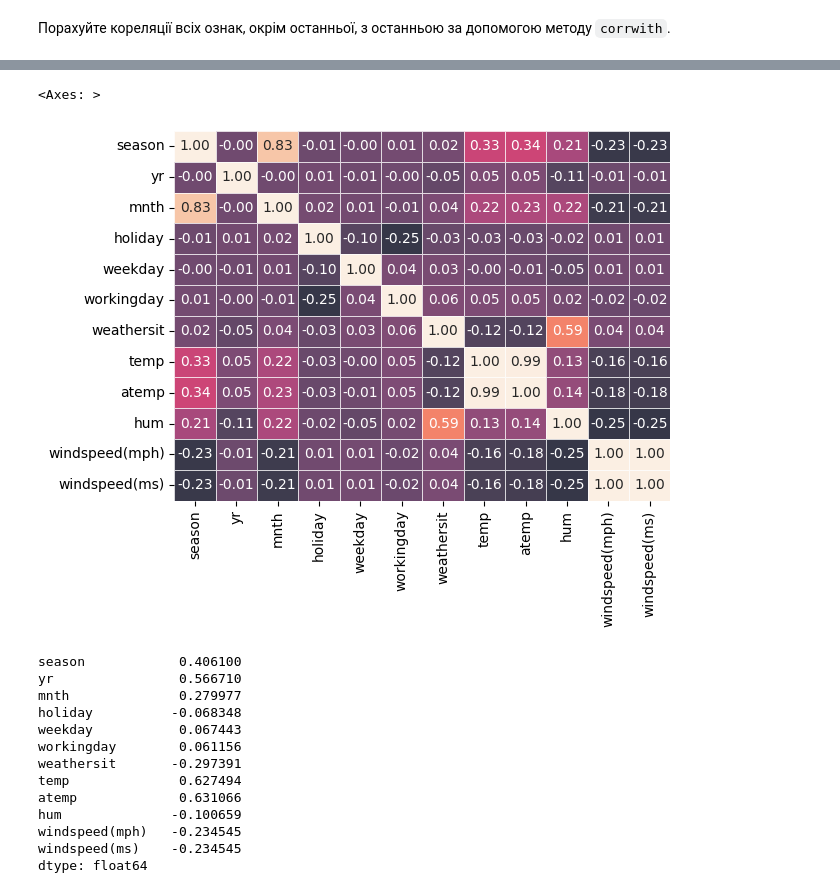
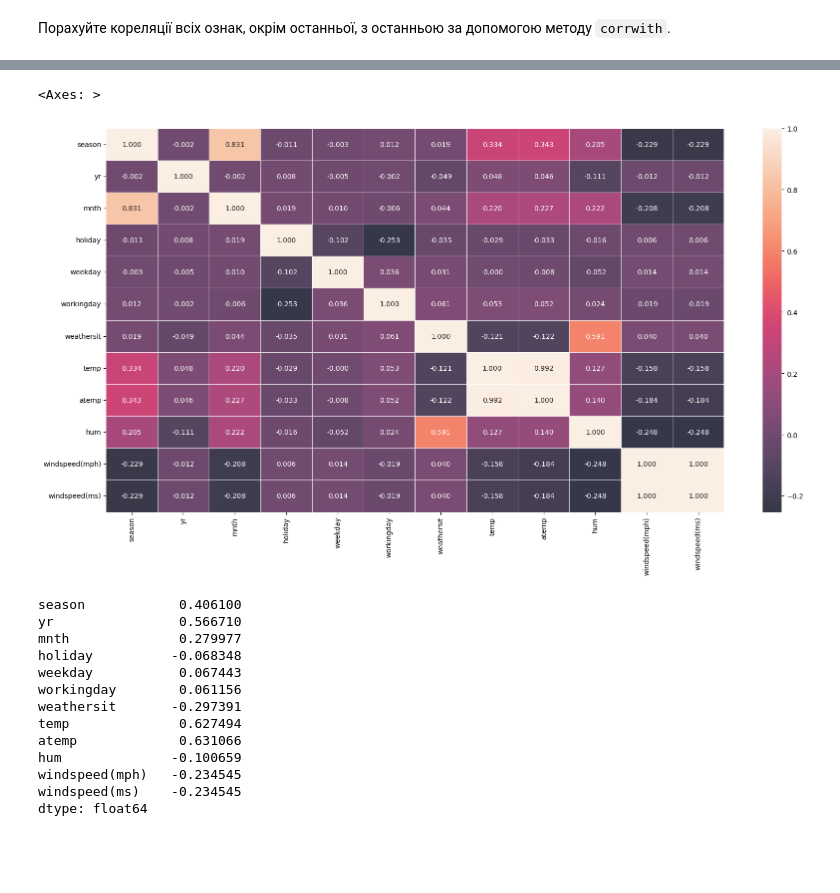
Before and after one commit to KyryloChalov/DS, a Jupyter notebook: HW_04/hw4.ipynb, the cells around one changed output, grey strips where cells are left out. Saved outputs shown, nothing was run; the diff lists cells and outputs as text; code cells hidden in the pictures; blank space fills up the shorter version.

Commit message:
HW04 fix heatmap

```diff
--- a/HW_04/hw4.ipynb
+++ b/HW_04/hw4.ipynb
@@ -123,10 +123,11 @@ df[attributes].corr()
 | windspeed(ms) | -0.229046 | -0.011817 | -0.207502 | 0.006292 | 0.014282 | -0.018796 | 0.039511 | -0.157944 | -0.183643 | -0.248489 | ... |
 # %%
 df_corr = df[attributes].corr()
-sns.heatmap(df_corr, annot=True, linewidth=0.6, fmt=".2f", cbar=False, alpha=0.8)
+plt.figure(figsize=(20, 10))
+sns.heatmap(df_corr, annot=True, linewidth=0.6, fmt=".3f", cbar=True, alpha=0.8)
 # %% [output]
 <Axes: >
-[figure, old version]
+[figure, new version]
 # %%
 df[attributes].corrwith(df["cnt"])
 # %% [output]
```
Also changed, not shown: parts of 1 cell of this notebook, 3 other files.
